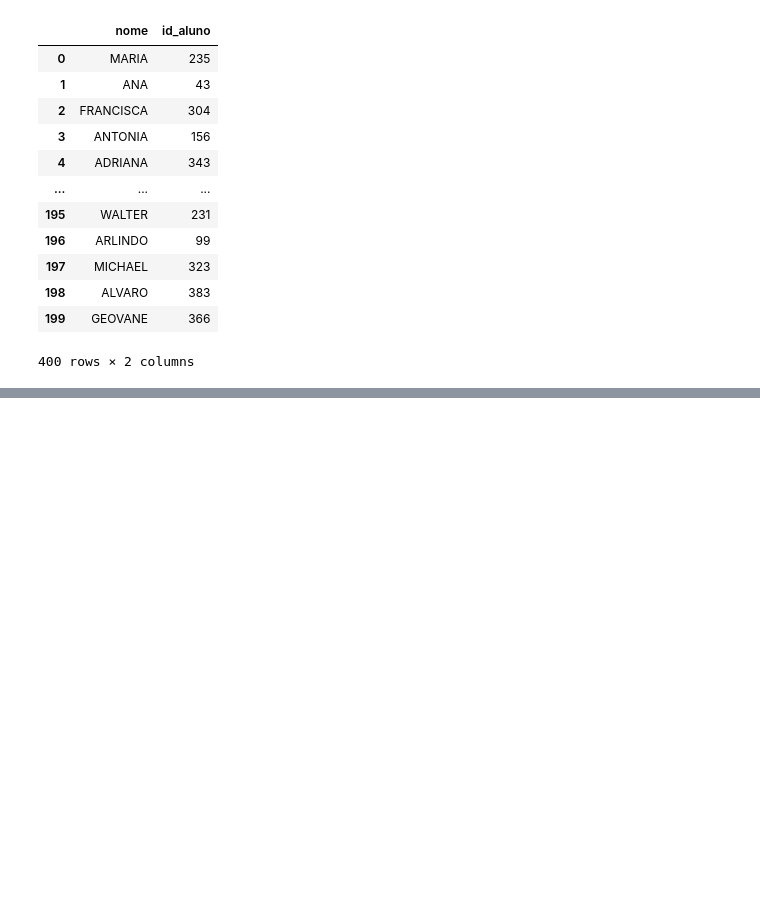
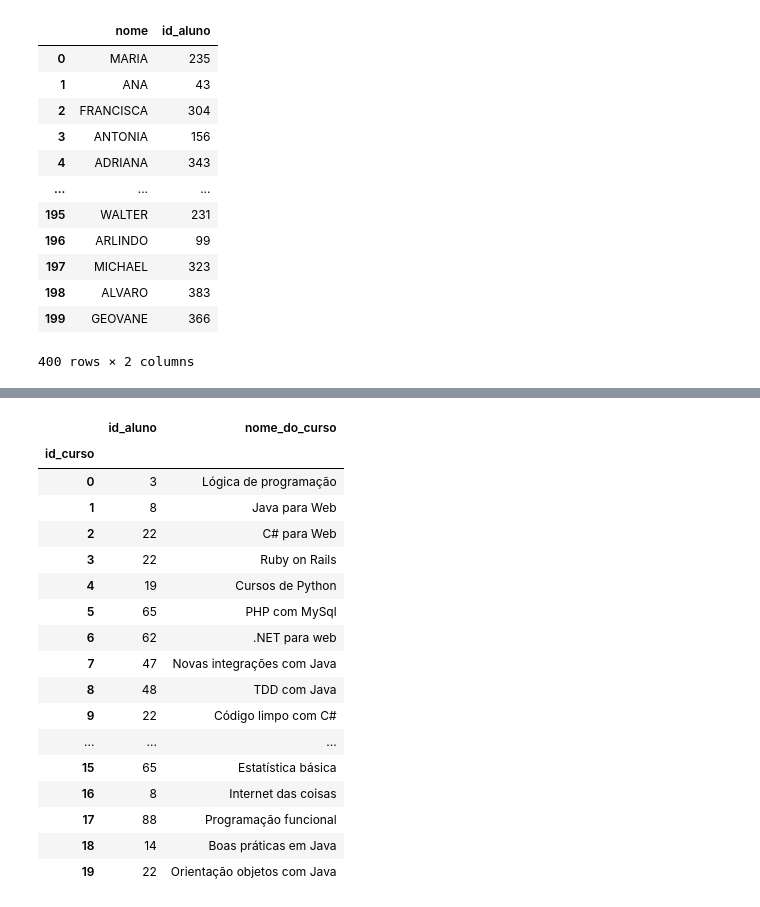
Before and after one commit to uallas-tenorio/Python---IO, a Jupyter notebook: Pandas IO.ipynb, the cells around one changed output, grey strips where cells are left out. Saved outputs shown, nothing was run; the diff lists cells and outputs as text; code cells hidden in the pictures; blank space fills up the shorter version.

```diff
--- a/Pandas IO.ipynb
+++ b/Pandas IO.ipynb
@@ -108,0 +179,2 @@ nomes.sample(5)
+# %%
+cursos.set_index('id')
@@ -108,0 +305,22 @@ nomes.sample(5)
+# %%
+# complementar com nome do curso (join)
+matriculas.groupby('id_curso').count().join(cursos['nome_do_curso'])
+# %% [output]
+|  | id_aluno | nome_do_curso |
+| id_curso |  |  |
+| 0 | 3 | Lógica de programação |
+| 1 | 8 | Java para Web |
+| 2 | 22 | C# para Web |
+| 3 | 22 | Ruby on Rails |
+| 4 | 19 | Cursos de Python |
+| 5 | 65 | PHP com MySql |
+| 6 | 62 | .NET para web |
+| 7 | 47 | Novas integrações com Java |
+| 8 | 48 | TDD com Java |
+| 9 | 22 | Código limpo com C# |
+| ... | ... | ... |
+| 15 | 65 | Estatística básica |
+| 16 | 8 | Internet das coisas |
+| 17 | 88 | Programação funcional |
+| 18 | 14 | Boas práticas em Java |
+| 19 | 22 | Orientação objetos com Java |
```
Also changed, not shown: parts of 62 cells of this notebook.
